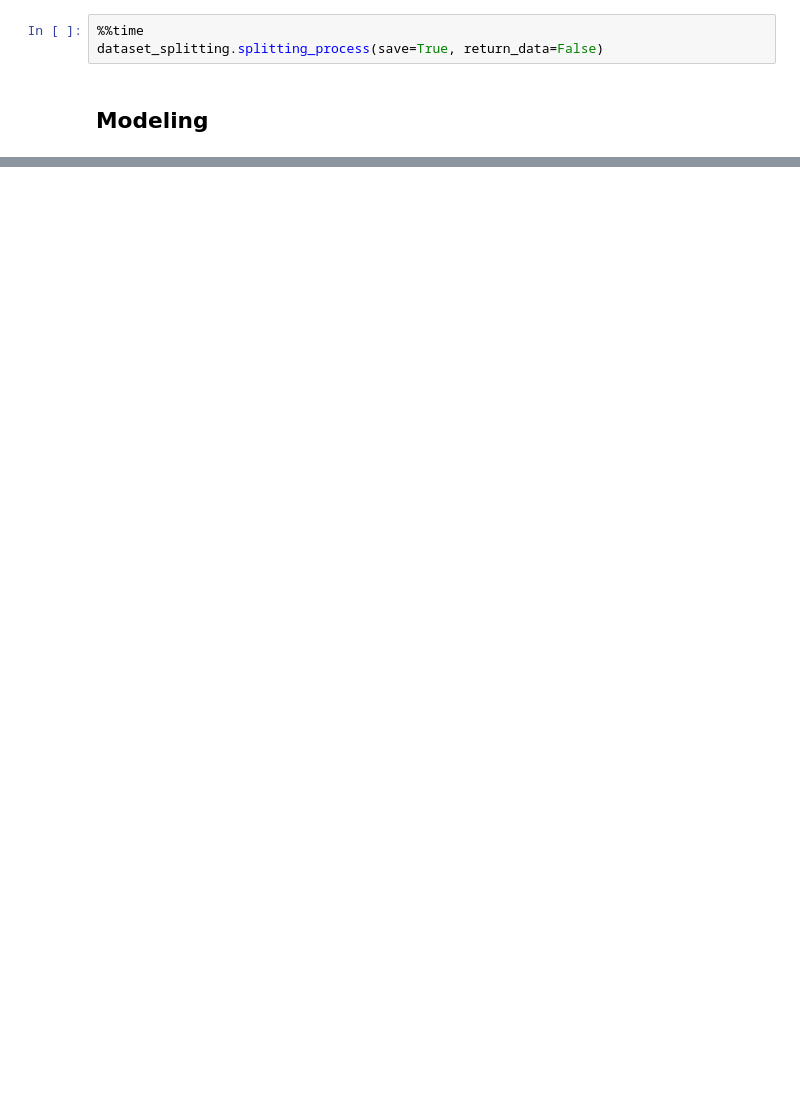
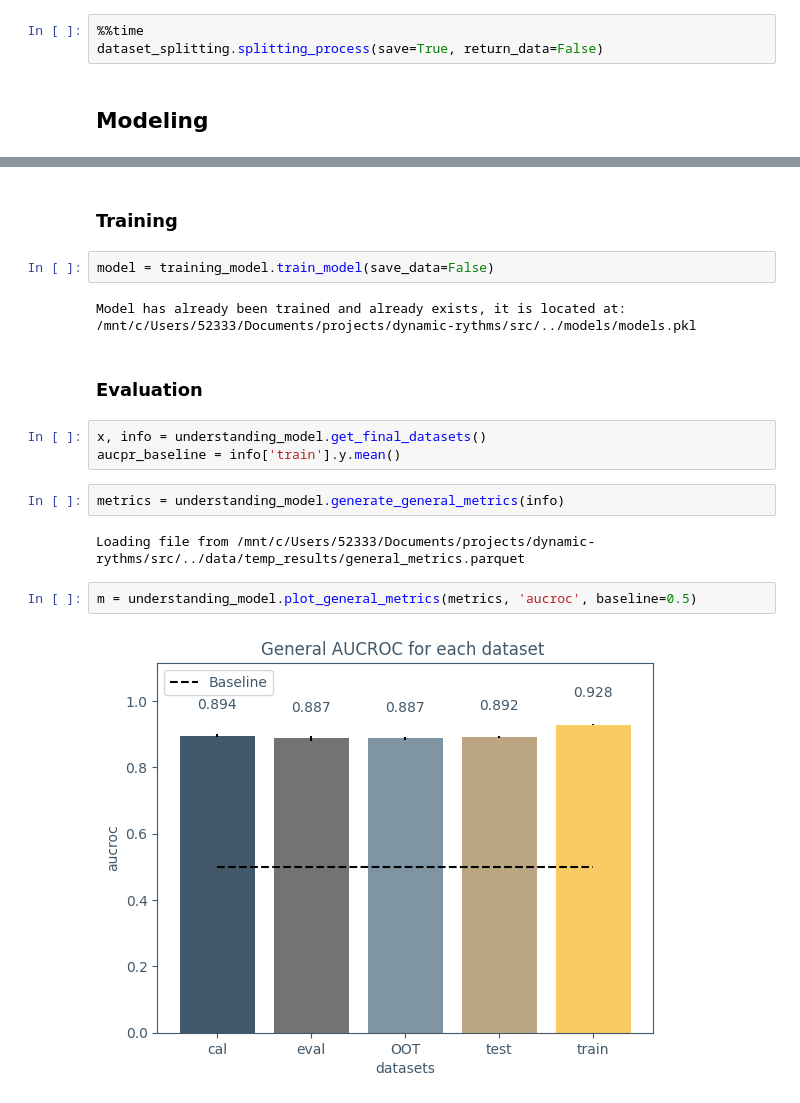
Before and after one commit to dhdzmota/dynamic-rythms, a Jupyter notebook: notebooks/model_pipeline.ipynb, the cells around one changed output, grey strips where cells are left out. Cells and saved outputs as stored; diff of their text form; blank space fills up the shorter version.

Commit message:
Model pipeline notebook included with images!

```diff
--- a/notebooks/model_pipeline.ipynb
+++ b/notebooks/model_pipeline.ipynb
@@ -187,0 +191,19 @@ dataset_splitting.splitting_process(save=True, return_data=False)
+# %% [markdown]
+### Training
+# %%
+model = training_model.train_model(save_data=False)
+# %% [output]
+Model has already been trained and already exists, it is located at: /mnt/c/Users/52333/Documents/projects/dynamic-rythms/src/../models/models.pkl
+# %% [markdown]
+### Evaluation
+# %%
+x, info = understanding_model.get_final_datasets()
+aucpr_baseline = info['train'].y.mean()
+# %%
+metrics = understanding_model.generate_general_metrics(info)
+# %% [output]
+Loading file from /mnt/c/Users/52333/Documents/projects/dynamic-rythms/src/../data/temp_results/general_metrics.parquet
+# %%
+m = understanding_model.plot_general_metrics(metrics, 'aucroc', baseline=0.5)
+# %% [output]
+[figure, added]
```
Also changed, not shown: parts of 12 cells of this notebook.
